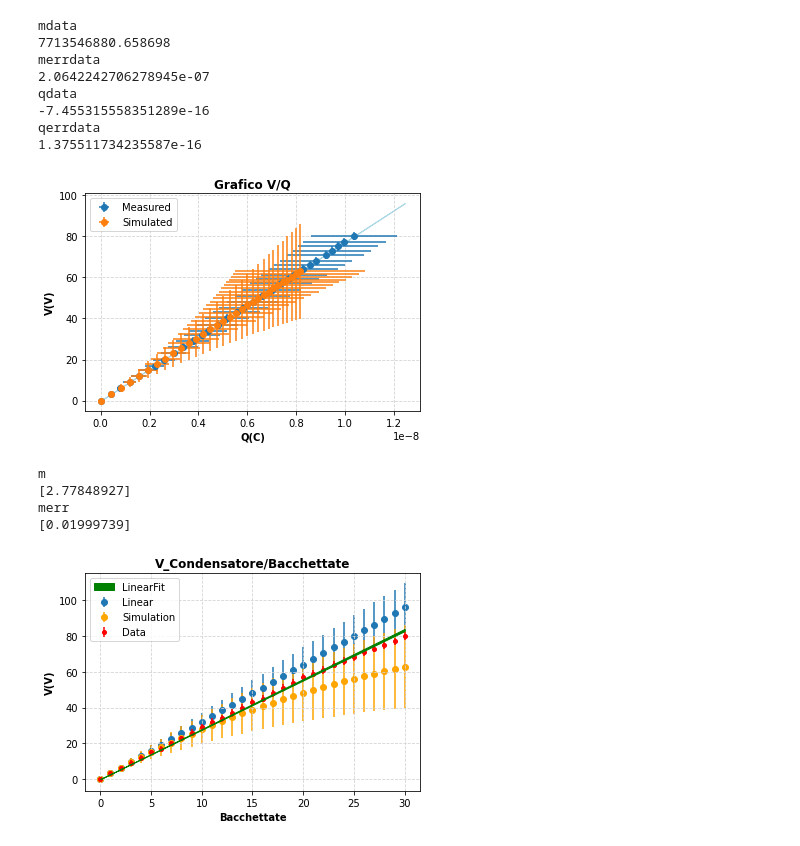
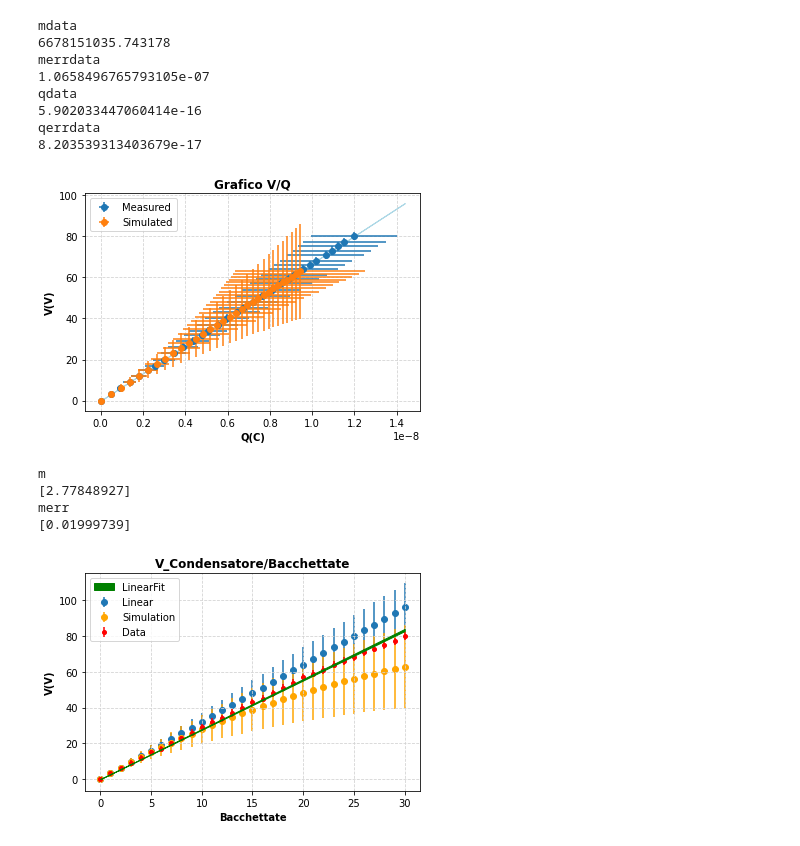
Before and after one commit to Vayxen/Lab2-Elettrostatica, a Jupyter notebook: code/Analisi_V_su_Q.ipynb, the cells around one changed output. Saved outputs shown, nothing was run; the diff lists cells and outputs as text; code cells hidden in the pictures.

```diff
--- a/code/Analisi_V_su_Q.ipynb
+++ b/code/Analisi_V_su_Q.ipynb
@@ -48,8 +48,8 @@ Ccerr = Cc*((A_err/A)**2+(derr/d)**2)**(1/2)
 
 
 Ce = 27e-12
-Ce = 0.929e-10
-Ce_err = 0
+Ce = 1.13e-10
+Ce_err = 2.76824077e-11
 
 DBacchetta = 0.0320
 DBerr = 0.0001
@@ -181,38 +181,38 @@ q = qerr = 0
 
 x = np.linspace(min(Bacchettatedata),max(Bacchettatedata),1000)
 y = q + m*x
 y_erroreMin = (q-qerr) + (m-merr)*x
 y_erroreMax = (q+qerr) + (m+merr)*x
 
 
 
 fig = plt.figure()
 ax = fig.gca()
 plt.title("V_Condensatore/Bacchettate",fontweight="bold")
 plt.xlabel("Bacchettate",fontweight="bold")
 plt.ylabel("V(V)",fontweight="bold")
 
 plt.grid(color='lightgray',linestyle="--",zorder=0)
 
 
 plt.fill_between(x,y_erroreMin,y_erroreMax, color="green", label="LinearFit", zorder = 11)
 plt.errorbar(Bacchettate, VLinear, yerr=VLinearerr, fmt='o',label="Linear", zorder = 1)
 
 plt.errorbar(Bacchettatedata,Vesimulation, yerr=Vesimulationerr ,color = 'orange', fmt='o',label="Simulation", zorder = 1)
 plt.errorbar(Bacchettatedata,Vec, yerr=Vecerr ,color = 'red', fmt='o',label="Data", zorder = 10, markersize=4)
 #plt.plot(np.linspace(0,len(Vec),1000),np.ones(1000)*QBacchetta*A/SBacchetta/(Cc+Ce),color = 'red')
 plt.legend(loc="upper left")
 plt.show()
 # %% [output]
 mdata
-7713546880.658698
+6678151035.743178
 merrdata
-2.0642242706278945e-07
+1.0658496765793105e-07
 qdata
--7.455315558351289e-16
+5.902033447060414e-16
 qerrdata
-1.375511734235587e-16
+8.203539313403679e-17
-[figure, old version]
+[figure, new version]
 m
 [2.77848927]
 merr
```
Also changed, not shown: parts of 1 cell of this notebook, 5 other files.
